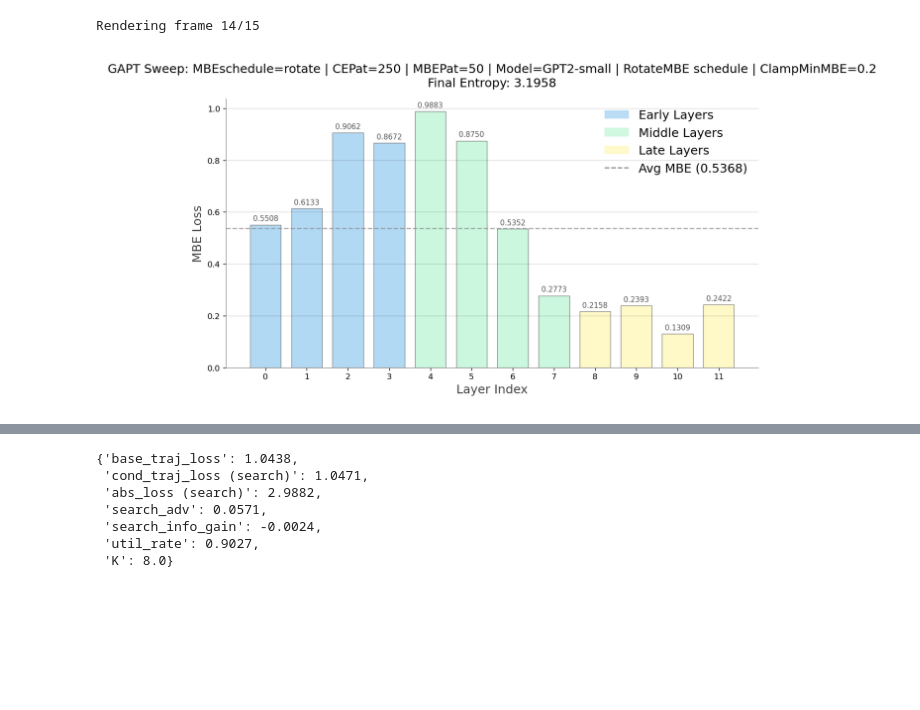
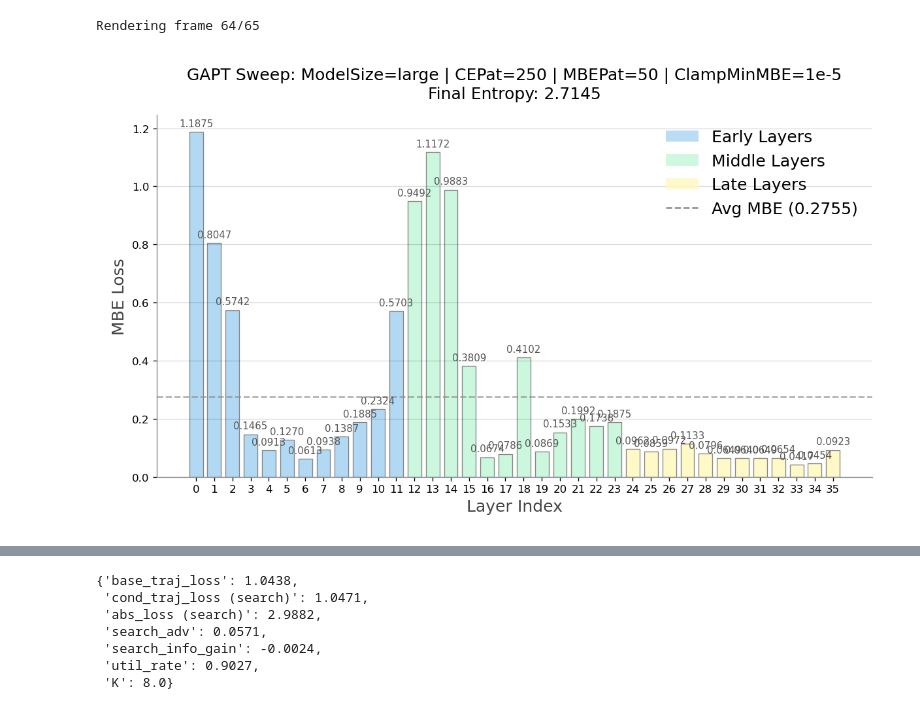
Before and after one commit to fangyuan-ksgk/mod_gpt, a Jupyter notebook: run_analysis.ipynb, the cells around one changed output, grey strips where cells are left out. Saved outputs shown, nothing was run; the diff lists cells and outputs as text; code cells hidden in the pictures; blank space fills up the shorter version.

```diff
--- a/run_analysis.ipynb
+++ b/run_analysis.ipynb
@@ -1,31 +1,31 @@
 # %%
 # Analysis on log runs
 from src.utils import *
 
 # ----- IBLM -----
-log_path = "logs/iblm-21.txt"
+log_path = "logs/gpt2-large-iblm.txt"
 
 # --- extract log data ---
 run_info, loss_record = extract_log_data(log_path)
 n_layer = len([k for k in loss_record.keys() if 'mbe_' in k])
 
 # --- visualize dynamics ---
 frames = []
 for i in range(len(loss_record["entropy"])):
     if i % 1 == 0: # Optional: skip frames for speed
         print(f"Rendering frame {i}/{len(loss_record['entropy'])}", end='\r')
         frames.append(create_training_frame(i, loss_record, run_info=run_info, n_layer=n_layer))
 
 frames[0].save(
     f"mbe_dynamics_{run_info}.gif",
     save_all=True,
     append_images=frames[1:],
     duration=100, # ms per frame
     loop=0
 )
 
 # --- visualize final losses ---
 visualize_final_losses(loss_record, run_info=run_info, n_layer=n_layer)
 # %% [output]
-Rendering frame 14/15
+Rendering frame 64/65
-[figure, old version]
+[figure, new version]
```
Also changed, not shown: parts of 2 cells of this notebook, 5 other files.
